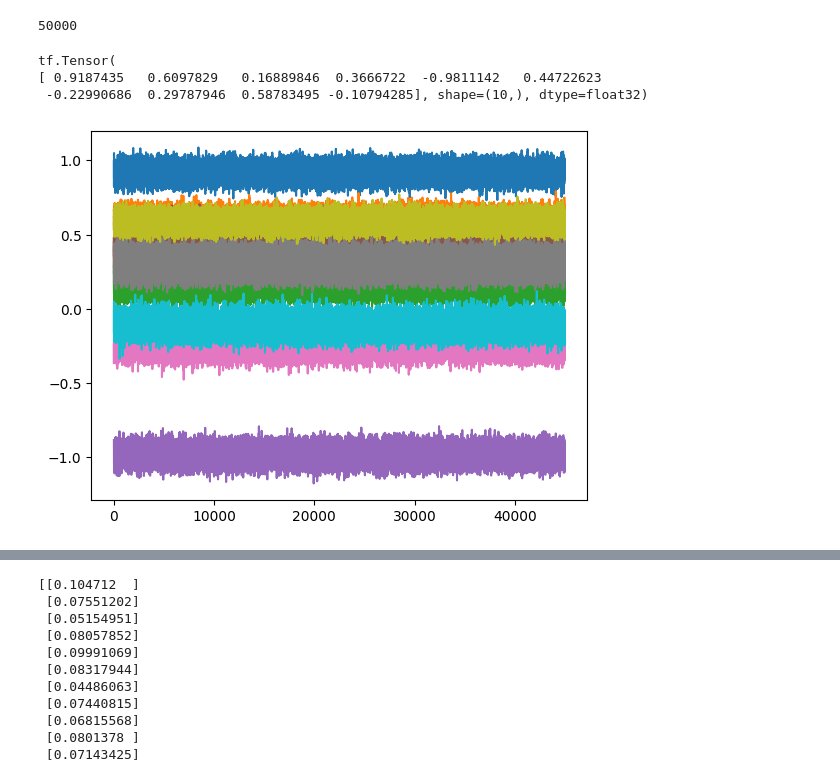
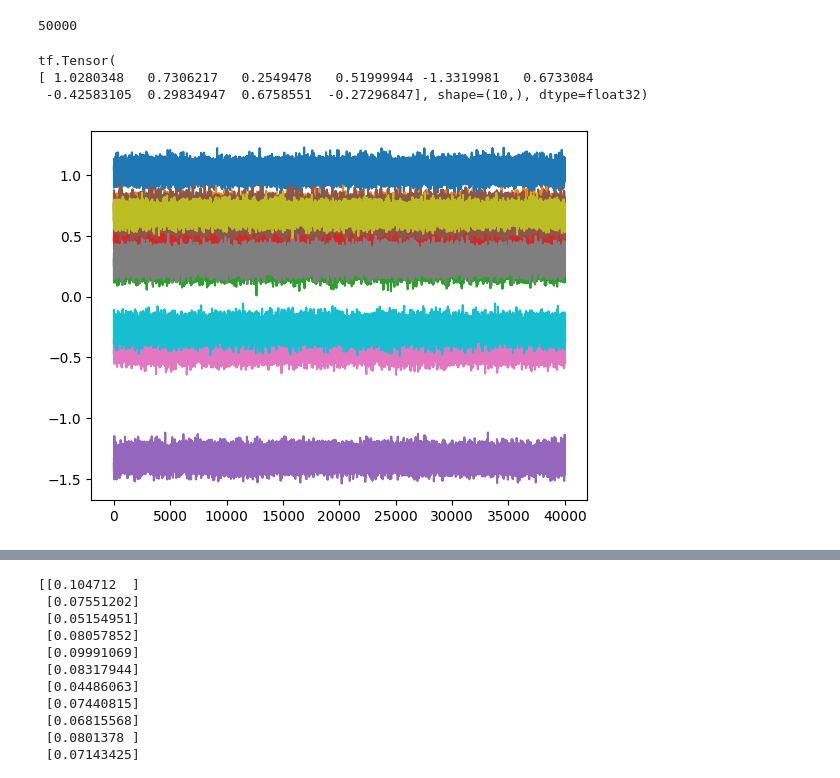
Before and after one commit to johnnymdoubleu/ssl-sgs, a Jupyter notebook: ssl-sgs.ipynb, the cells around one changed output, grey strips where cells are left out. Drawn from its saved outputs; the diff is of its cells as text; code cells hidden in the pictures.

```diff
--- a/ssl-sgs.ipynb
+++ b/ssl-sgs.ipynb
@@ -122,7 +122,7 @@ def splitGibbs(sigma1, sigma2, sigmay, X, y, niter=1000):
     n = len(X)
     b = p + n
     theta = np.array([np.zeros(p)]).T
-    theta[0], theta[1] = 1, 1                                   #initialising theta as zero vectors
+    # theta[0], theta[1] = 1, 1                                   #initialising theta as zero vectors
     Atz, z = np.array([np.empty((p,1))]*b), np.empty([0,0])             #initialising numpy array to store A^t * z and z
     samples = []
     for i in range(b):                                                  #generating A and A^t * A and storing them into numpy array
@@ -181,23 +181,24 @@ def splitGibbs(sigma1, sigma2, sigmay, X, y, niter=1000):
     return samples
 
 
-trace = splitGibbs(sigma1 = 1, sigma2 = 0.1, sigmay = 0.1, X = X, y = y, niter = 50000)
+trace = splitGibbs(sigma1 = 1, sigma2 = 0.25, sigmay = 0.1, X = X, y = y, niter = 50000)
 len(trace)
 # %% [output]
 50000
 # %%
-sample = tf.convert_to_tensor(np.asarray(trace[5000:]), dtype=tf.float32)
+sample = tf.convert_to_tensor(np.asarray(trace[10000:]), dtype=tf.float32)
 plt.plot(sample)
 ess = tfp.mcmc.effective_sample_size(sample, filter_beyond_positive_pairs=True)
 # print(ess.shape)
 mean, variance = tf.nn.moments(sample, axes=0)
 standard_error = tf.sqrt(variance / ess)
+
 print(mean)
 # %% [output]
 tf.Tensor(
-[ 0.9187435   0.6097829   0.16889846  0.3666722  -0.9811142   0.44722623
- -0.22990686  0.29787946  0.58783495 -0.10794285], shape=(10,), dtype=float32)
+[ 1.0280348   0.7306217   0.2549478   0.51999944 -1.3319981   0.6733084
+ -0.42583105  0.29834947  0.6758551  -0.27296847], shape=(10,), dtype=float32)
-[figure, old version]
+[figure, new version]
 # %%
 variance
 # %% [output]
```
Also changed, not shown: parts of 1 cell of this notebook.
